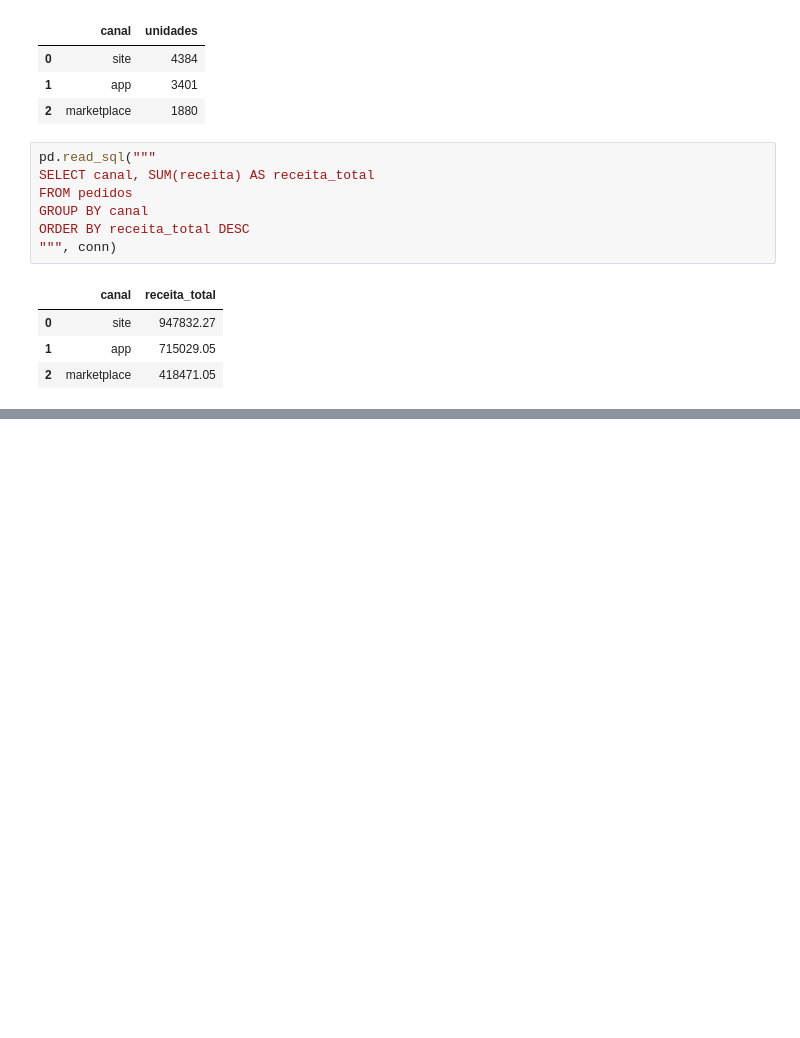
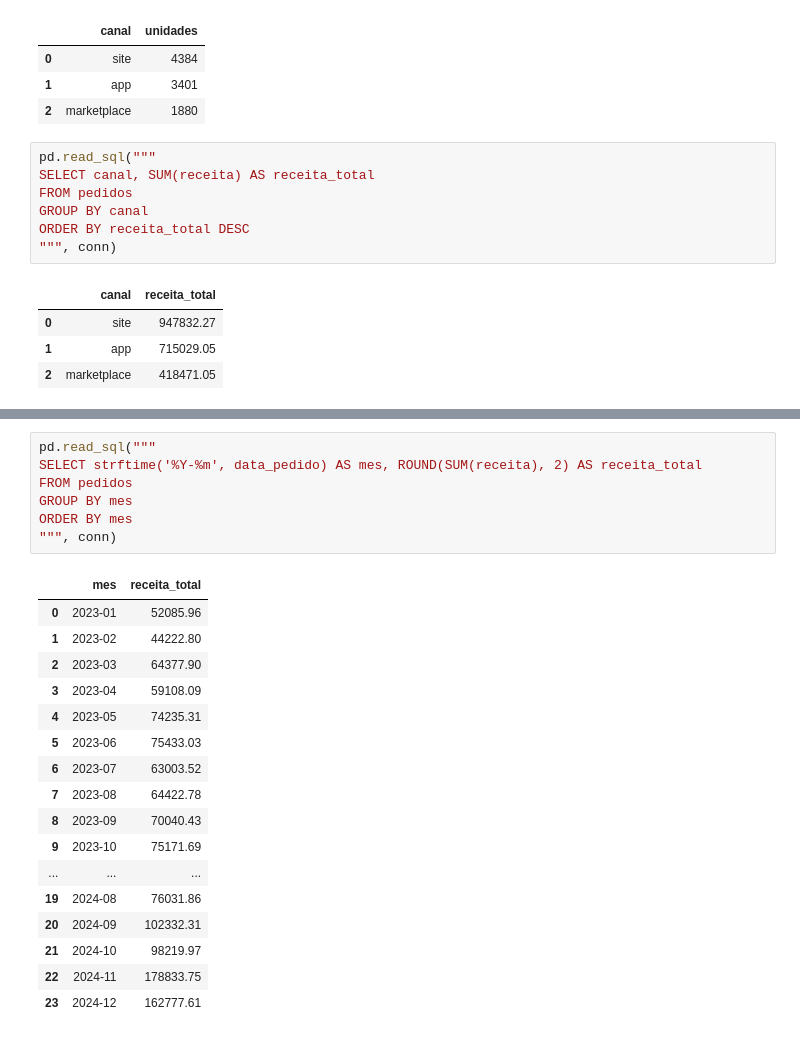
Before and after one commit to luizolavoremy/analise-pedidos-loja-sql, a Jupyter notebook: analise_sql.ipynb, the cells around one changed output, grey strips where cells are left out. Cells and saved outputs as stored; diff of their text form; blank space fills up the shorter version.

```diff
--- a/analise_sql.ipynb
+++ b/analise_sql.ipynb
@@ -198,0 +224,25 @@ ORDER BY receita_total DESC
+# %%
+pd.read_sql("""
+SELECT strftime('%Y-%m', data_pedido) AS mes, ROUND(SUM(receita), 2) AS receita_total
+FROM pedidos
+GROUP BY mes
+ORDER BY mes
+""", conn)
+# %% [output]
+|  | mes | receita_total |
+| 0 | 2023-01 | 52085.96 |
+| 1 | 2023-02 | 44222.80 |
+| 2 | 2023-03 | 64377.90 |
+| 3 | 2023-04 | 59108.09 |
+| 4 | 2023-05 | 74235.31 |
+| 5 | 2023-06 | 75433.03 |
+| 6 | 2023-07 | 63003.52 |
+| 7 | 2023-08 | 64422.78 |
+| 8 | 2023-09 | 70040.43 |
+| 9 | 2023-10 | 75171.69 |
+| ... | ... | ... |
+| 19 | 2024-08 | 76031.86 |
+| 20 | 2024-09 | 102332.31 |
+| 21 | 2024-10 | 98219.97 |
+| 22 | 2024-11 | 178833.75 |
+| 23 | 2024-12 | 162777.61 |
```
Also changed, not shown: parts of 1 cell of this notebook.
